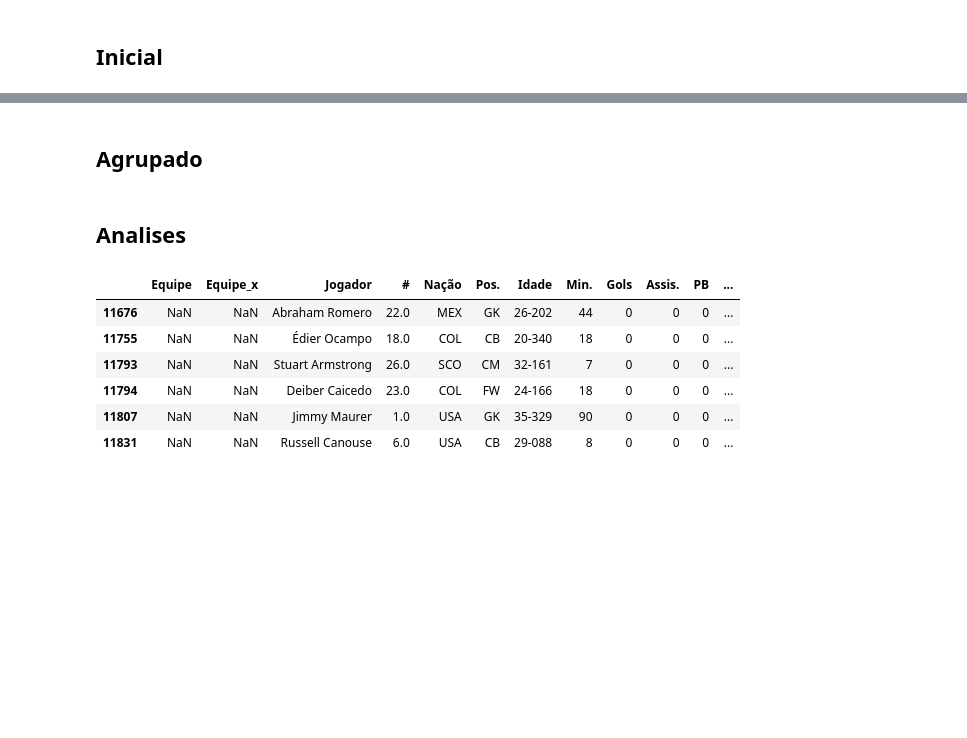
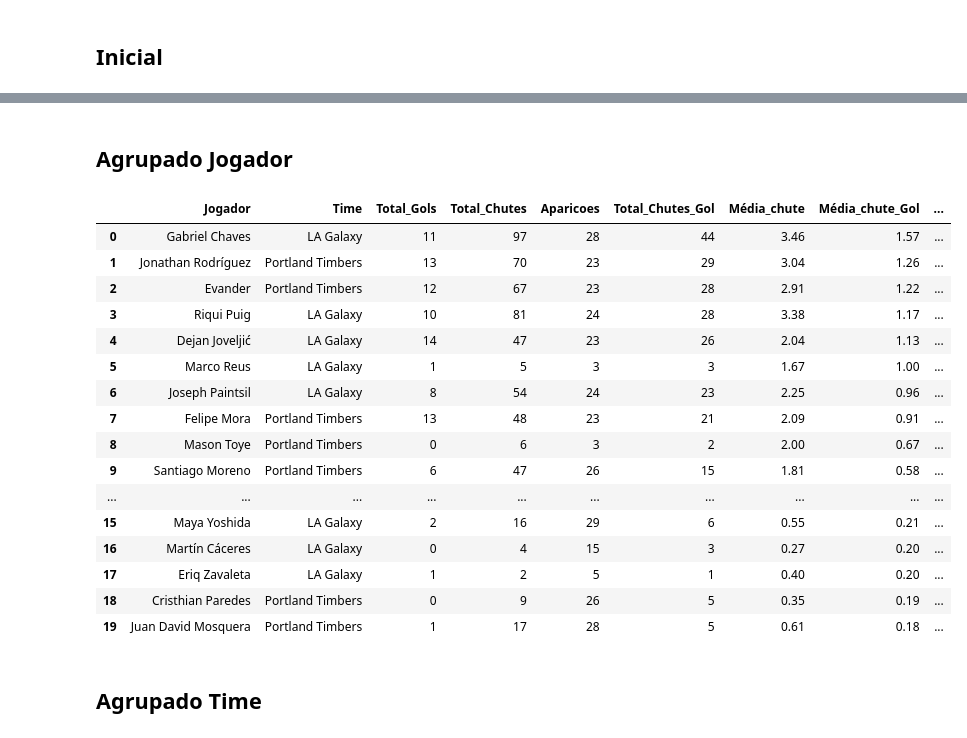
Before and after one commit to eduardopfbp/MLS-PlayerStats, a Jupyter notebook: analise.ipynb, the cells around one changed output, grey strips where cells are left out. Saved outputs shown, nothing was run; the diff lists cells and outputs as text; code cells hidden in the pictures; blank space fills up the shorter version.

```diff
--- a/analise.ipynb
+++ b/analise.ipynb
@@ -7,19 +6,3 @@ jogadores = pd.read_excel('C://Users//eduar//Desktop//DEV//Football//MLS//jogado
 database = pd.read_csv('C://Users//eduar//Desktop//DEV//Football//MLS//database.csv', delimiter=',')
 # %% [markdown]
 ## Inicial
-# %%
-def remove_lowercase(value):
-    if isinstance(value, str):
-        return re.sub(r'[a-z]', '', value)
-    return value
-
-# Aplicar a função à coluna 'Nação'
-database['Nação'] = database['Nação'].apply(remove_lowercase)
-
-# Ordenando por data
-database = database.sort_values(by='Data',ascending= True)
-
-database = pd.merge(database, jogadores[['Jogador','Equipe']], on='Jogador', how='left')
-
-colunas = ['Equipe'] + [col for col in database.columns if col != 'Equipe']
-database = database[colunas]
@@ -43,10 +25,10 @@ database.groupby(by='Jogador').agg(Aparições = ('Jogador','count')).sort_value
 # %% [markdown]
-## Agrupado
+## Agrupado Jogador
 # %%
 # Agrupar os dados por jogador e calcular a soma dos chutes ao gol e a contagem de aparições
-db_agrupado = database.groupby(['Jogador','Equipe']).agg(
+db_agrupado_jogador = database.groupby(['Jogador','Time'], as_index= False).agg(
     Total_Gols=('Gols','sum'),
     Total_Chutes=('TC', 'sum'),   # Soma dos chutes ao gol
     Aparicoes=('Jogador', 'count'), # Contagem de aparições
-    Total_Chutes_Gol=('CaG', 'sum'), # Contagem de aparições
-).sort_values(by='Total_Chutes', ascending=False)  # Ordenar antes do reset_index
+    Total_Chutes_Gol=('CaG', 'sum') # Contagem de aparições
+)
@@ -56,2 +34,0 @@ db_agrupado['Média_gol']=round(db_agrupado['Total_Gols'] / db_agrupado['Aparico
-# %% [markdown]
-## Analises
@@ -66,10 +35,27 @@ repetido[repetido['Aparições']>1].to_excel('jd.xlsx')
-# %%
-database[database['Equipe'].isna()]
-# %% [output]
-|  | Equipe | Equipe_x | Jogador | # | Nação | Pos. | Idade | Min. | Gols | Assis. | PB | ... |
-| 11676 | NaN | NaN | Abraham Romero | 22.0 | MEX | GK | 26-202 | 44 | 0 | 0 | 0 | ... |
-| 11755 | NaN | NaN | Édier Ocampo | 18.0 | COL | CB | 20-340 | 18 | 0 | 0 | 0 | ... |
-| 11793 | NaN | NaN | Stuart Armstrong | 26.0 | SCO | CM | 32-161 | 7 | 0 | 0 | 0 | ... |
-| 11794 | NaN | NaN | Deiber Caicedo | 23.0 | COL | FW | 24-166 | 18 | 0 | 0 | 0 | ... |
-| 11807 | NaN | NaN | Jimmy Maurer | 1.0 | USA | GK | 35-329 | 90 | 0 | 0 | 0 | ... |
-| 11831 | NaN | NaN | Russell Canouse | 6.0 | USA | CB | 29-088 | 8 | 0 | 0 | 0 | ... |
+# %%
+db_agrupado_jogador['Média_chute']=round(db_agrupado_jogador['Total_Chutes'] / db_agrupado_jogador['Aparicoes'],2)
+db_agrupado_jogador['Média_chute_Gol']=round(db_agrupado_jogador['Total_Chutes_Gol'] / db_agrupado_jogador['Aparicoes'],2)
+db_agrupado_jogador['Média_gol']=round(db_agrupado_jogador['Total_Gols'] / db_agrupado_jogador['Aparicoes'],2)
+db_agrupado_jogador['Taxa_Chutes_Gol'] = db_agrupado_jogador['Total_Chutes_Gol'] / db_agrupado_jogador['Total_Chutes']
+# %%
+db_agrupado_jogador[db_agrupado_jogador['Time'].isin(['LA Galaxy','Portland Timbers'])].sort_values(by='Média_chute_Gol', ascending=False, ignore_index= True).head(20)
+# %% [output]
+|  | Jogador | Time | Total_Gols | Total_Chutes | Aparicoes | Total_Chutes_Gol | Média_chute | Média_chute_Gol | ... |
+| 0 | Gabriel Chaves | LA Galaxy | 11 | 97 | 28 | 44 | 3.46 | 1.57 | ... |
+| 1 | Jonathan Rodríguez | Portland Timbers | 13 | 70 | 23 | 29 | 3.04 | 1.26 | ... |
+| 2 | Evander | Portland Timbers | 12 | 67 | 23 | 28 | 2.91 | 1.22 | ... |
+| 3 | Riqui Puig | LA Galaxy | 10 | 81 | 24 | 28 | 3.38 | 1.17 | ... |
+| 4 | Dejan Joveljić | LA Galaxy | 14 | 47 | 23 | 26 | 2.04 | 1.13 | ... |
+| 5 | Marco Reus | LA Galaxy | 1 | 5 | 3 | 3 | 1.67 | 1.00 | ... |
+| 6 | Joseph Paintsil | LA Galaxy | 8 | 54 | 24 | 23 | 2.25 | 0.96 | ... |
+| 7 | Felipe Mora | Portland Timbers | 13 | 48 | 23 | 21 | 2.09 | 0.91 | ... |
+| 8 | Mason Toye | Portland Timbers | 0 | 6 | 3 | 2 | 2.00 | 0.67 | ... |
+| 9 | Santiago Moreno | Portland Timbers | 6 | 47 | 26 | 15 | 1.81 | 0.58 | ... |
+| ... | ... | ... | ... | ... | ... | ... | ... | ... | ... |
+| 15 | Maya Yoshida | LA Galaxy | 2 | 16 | 29 | 6 | 0.55 | 0.21 | ... |
+| 16 | Martín Cáceres | LA Galaxy | 0 | 4 | 15 | 3 | 0.27 | 0.20 | ... |
+| 17 | Eriq Zavaleta | LA Galaxy | 1 | 2 | 5 | 1 | 0.40 | 0.20 | ... |
+| 18 | Cristhian Paredes | Portland Timbers | 0 | 9 | 26 | 5 | 0.35 | 0.19 | ... |
+| 19 | Juan David Mosquera | Portland Timbers | 1 | 17 | 28 | 5 | 0.61 | 0.18 | ... |
+# %% [markdown]
+## Agrupado Time
```
Also changed, not shown: parts of 17 cells of this notebook, 1 other file.
